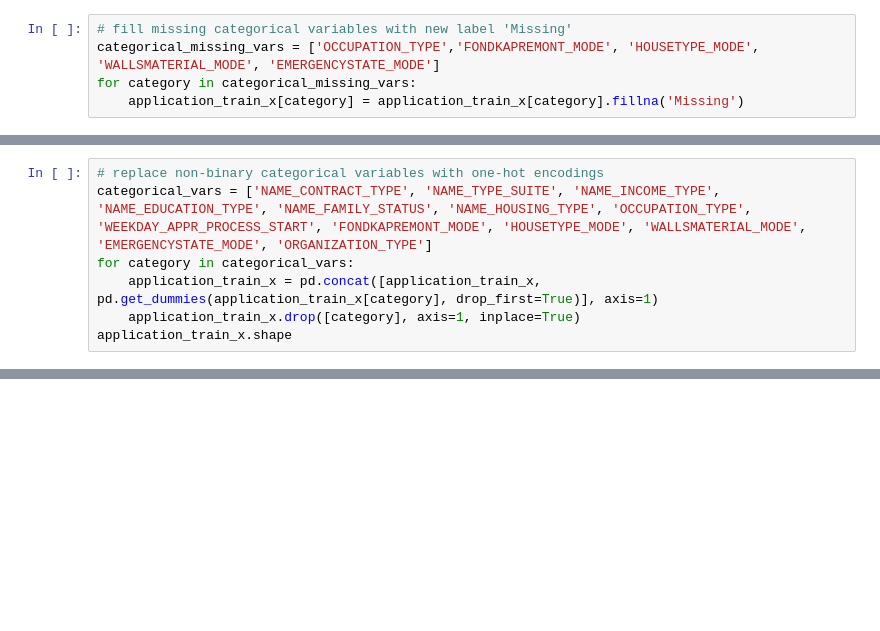
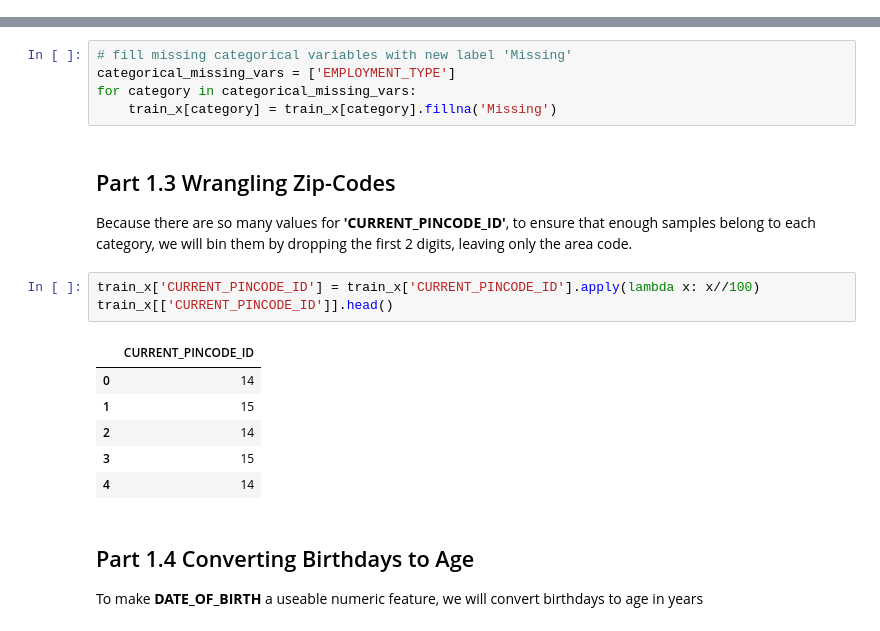
Before and after one commit to PranavPillai/Credit-Scoring, a Jupyter notebook: Unbiased Credit Scoring.ipynb, the cells around one changed output, grey strips where cells are left out. Saved outputs shown, nothing was run; the diff lists cells and outputs as text; blank space fills up the shorter version.

```diff
--- a/Unbiased Credit Scoring.ipynb
+++ b/Unbiased Credit Scoring.ipynb
@@ -97,5 +0,0 @@ application_train_x.shape
-# %%
-# fill missing categorical variables with new label 'Missing'
-categorical_missing_vars = ['OCCUPATION_TYPE','FONDKAPREMONT_MODE', 'HOUSETYPE_MODE', 'WALLSMATERIAL_MODE', 'EMERGENCYSTATE_MODE']
-for category in categorical_missing_vars:
-    application_train_x[category] = application_train_x[category].fillna('Missing')
@@ -134,7 +0,0 @@ application_train_x.head(10)
-# %%
-# replace non-binary categorical variables with one-hot encodings
-categorical_vars = ['NAME_CONTRACT_TYPE', 'NAME_TYPE_SUITE', 'NAME_INCOME_TYPE', 'NAME_EDUCATION_TYPE', 'NAME_FAMILY_STATUS', 'NAME_HOUSING_TYPE', 'OCCUPATION_TYPE', 'WEEKDAY_APPR_PROCESS_START', 'FONDKAPREMONT_MODE', 'HOUSETYPE_MODE', 'WALLSMATERIAL_MODE', 'EMERGENCYSTATE_MODE', 'ORGANIZATION_TYPE']
-for category in categorical_vars:
-    application_train_x = pd.concat([application_train_x, pd.get_dummies(application_train_x[category], drop_first=True)], axis=1)
-    application_train_x.drop([category], axis=1, inplace=True)
-application_train_x.shape
@@ -243,0 +70,23 @@ Train f1: 0.2027027027027027, Test f1: 0.1512605042016807
+# %%
+# fill missing categorical variables with new label 'Missing'
+categorical_missing_vars = ['EMPLOYMENT_TYPE']
+for category in categorical_missing_vars:
+    train_x[category] = train_x[category].fillna('Missing')
+# %% [markdown]
+## Part 1.3 Wrangling Zip-Codes
+
+Because there are so many values for __'CURRENT_PINCODE_ID'__, to ensure that enough samples belong to each category, we will bin them by dropping the first 2 digits, leaving only the area code.
+# %%
+train_x['CURRENT_PINCODE_ID'] = train_x['CURRENT_PINCODE_ID'].apply(lambda x: x//100)
+train_x[['CURRENT_PINCODE_ID']].head()
+# %% [output]
+|  | CURRENT_PINCODE_ID |
+| 0 | 14 |
+| 1 | 15 |
+| 2 | 14 |
+| 3 | 15 |
+| 4 | 14 |
+# %% [markdown]
+## Part 1.4 Converting Birthdays to Age
+
+To make __DATE_OF_BIRTH__ a useable numeric feature, we will convert birthdays to age in years
```
Also changed, not shown: parts of 48 cells of this notebook, 2 other files.
